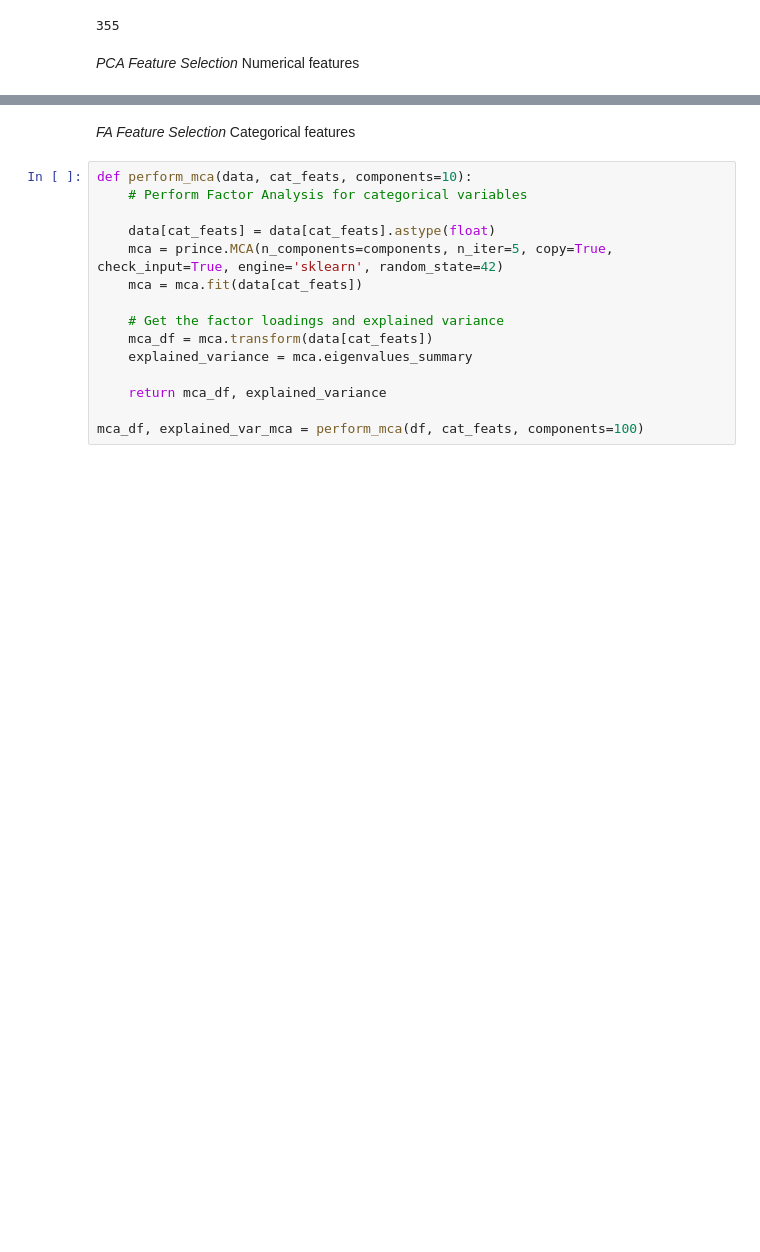
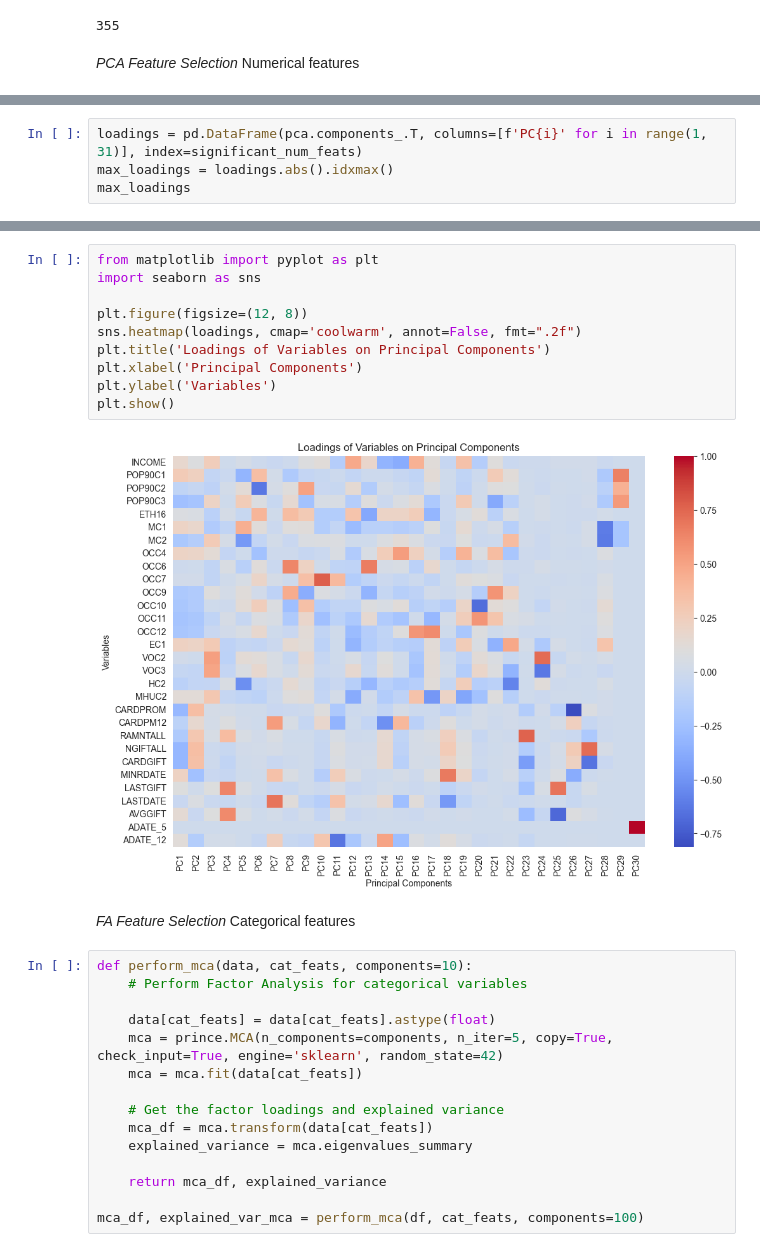
Before and after one commit to darryl-abraham/mlproject, a Jupyter notebook: preprocessing.ipynb, the cells around one changed output, grey strips where cells are left out. Drawn from its saved outputs; the diff is of its cells as text; blank space fills up the shorter version.

```diff
--- a/preprocessing.ipynb
+++ b/preprocessing.ipynb
@@ -704,0 +691,4 @@ array([0.1193463 , 0.20898918, 0.28516589, 0.32836109, 0.36563576,
+# %%
+loadings = pd.DataFrame(pca.components_.T, columns=[f'PC{i}' for i in range(1, 31)], index=significant_num_feats)
+max_loadings = loadings.abs().idxmax()
+max_loadings
@@ -705,3 +734,15 @@ array([0.1193463 , 0.20898918, 0.28516589, 0.32836109, 0.36563576,
+# %%
+from matplotlib import pyplot as plt
+import seaborn as sns
+
+plt.figure(figsize=(12, 8))
+sns.heatmap(loadings, cmap='coolwarm', annot=False, fmt=".2f")
+plt.title('Loadings of Variables on Principal Components')
+plt.xlabel('Principal Components')
+plt.ylabel('Variables')
+plt.show()
+# %% [output]
+[figure, added]
 # %% [markdown]
 *FA Feature Selection*
 Categorical features
```
Also changed, not shown: parts of 8 cells of this notebook, 3 other files.
